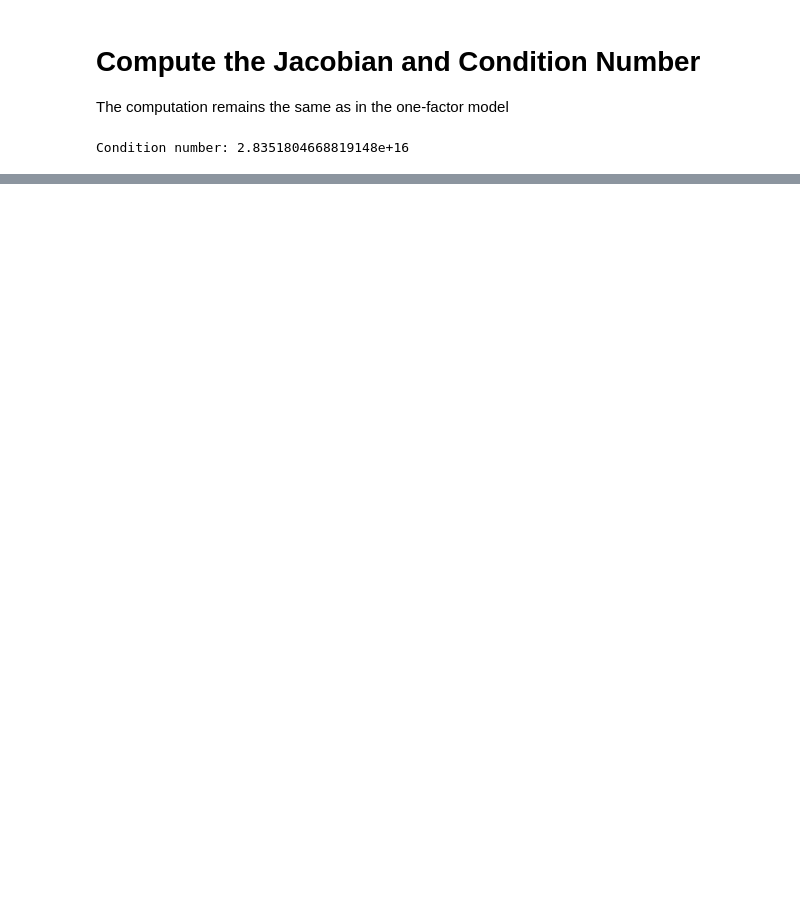
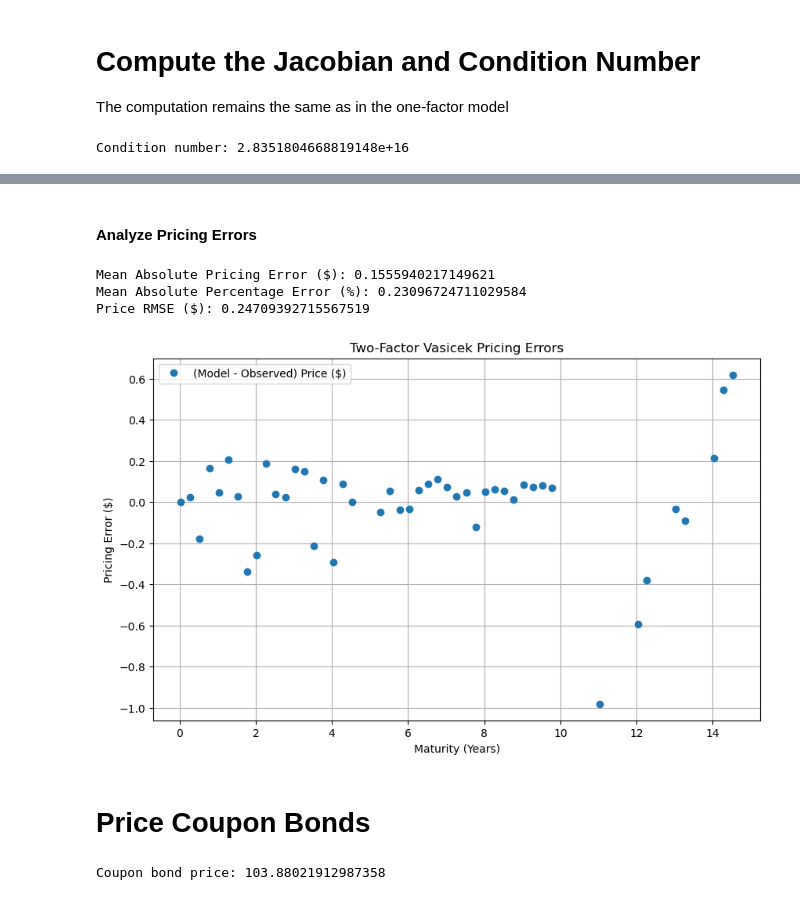
Before and after one commit to divija-rao/FixedIncome, a Jupyter notebook: Vasicek Model.ipynb, the cells around one changed output, grey strips where cells are left out. Drawn from its saved outputs; the diff is of its cells as text; code cells hidden in the pictures; blank space fills up the shorter version.

```diff
--- a/Vasicek Model.ipynb
+++ b/Vasicek Model.ipynb
@@ -797,0 +833,12 @@ Condition number: 2.8351804668819148e+16
+# %%
+# Function to compute model-implied bond prices
+def compute_bond_prices(model, maturities, face_value=100):
+    prices = []
+    for tau in maturities:
+        price = model.zero(0, tau, model.x1_0, model.x2_0) * face_value  # t0 = 0
+        prices.append(price)
+    return np.array(prices)
+
+# Compute model-implied prices
+model_prices = compute_bond_prices(m, times)
+print("Model-implied bond prices:", model_prices)
@@ -797,0 +856,9 @@ Condition number: 2.8351804668819148e+16
+# %%
+# Convert observed yields to prices
+face_value = 100
+observed_prices = face_value * np.exp(-yields * times / 100)
+print("Observed bond prices:", observed_prices)
+
+# Compare prices
+price_differences = model_prices - observed_prices
+print("Price differences (model - observed):", price_differences)
@@ -797,0 +886,41 @@ Condition number: 2.8351804668819148e+16
+# %% [markdown]
+#### Analyze Pricing Errors
+# %%
+# Pricing error metrics
+absolute_errors = np.abs(price_differences)
+percentage_errors = absolute_errors / observed_prices * 100
+price_rmse = np.sqrt(np.mean(price_differences ** 2))
+
+print("Mean Absolute Pricing Error ($):", np.mean(absolute_errors))
+print("Mean Absolute Percentage Error (%):", np.mean(percentage_errors))
+print("Price RMSE ($):", price_rmse)
+
+# Plot pricing errors
+plt.figure(figsize=(10, 6))
+plt.plot(times, price_differences, 'o') #label='(Model - Observed) Price ($)')
+plt.xlabel('Maturity (Years)')
+plt.ylabel('Pricing Error ($)')
+plt.title('Two-Factor Vasicek Pricing Errors')
+plt.legend()
+plt.grid(True)
+plt.show()
+# %% [output]
+Mean Absolute Pricing Error ($): 0.1555940217149621
+Mean Absolute Percentage Error (%): 0.23096724711029584
+Price RMSE ($): 0.24709392715567519
+[figure, added]
+# %% [markdown]
+# Price Coupon Bonds
+# %%
+def price_coupon_bond(model, coupon_rate, maturity, freq=2, face_value=100):
+    coupon = coupon_rate * face_value / freq
+    payment_times = np.arange(1/freq, maturity + 1/freq, 1/freq)
+    price = sum(coupon * model.zero(0, t, model.x1_0, model.x2_0) for t in payment_times)
+    price += face_value * model.zero(0, maturity, model.x1_0, model.x2_0)
+    return price
+
+# Example: 5% semi-annual coupon bond, 10-year maturity
+coupon_price = price_coupon_bond(m, 0.05, 10)
+print("Coupon bond price:", coupon_price)
+# %% [output]
+Coupon bond price: 103.88021912987358
```
Also changed, not shown: parts of 6 cells of this notebook.
